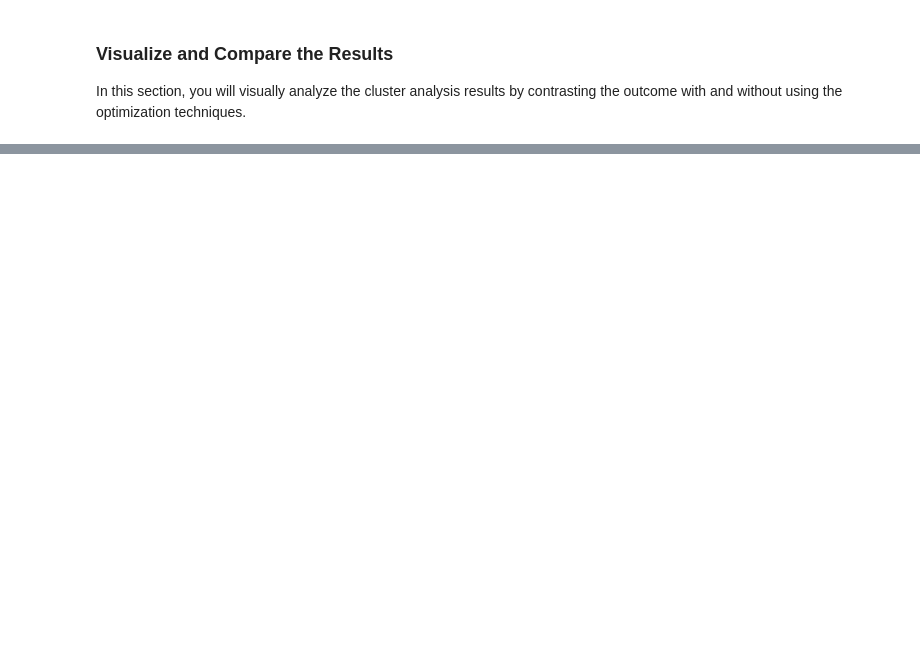
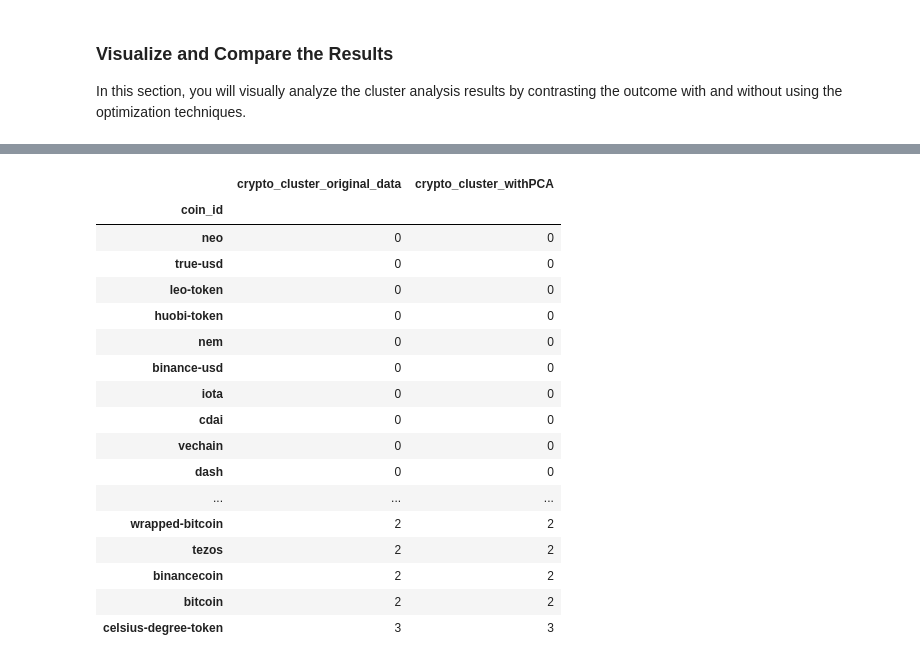
Before and after one commit to nazimben25/CryptoClustering, a Jupyter notebook: Crypto_Clustering_mywork.ipynb, the cells around one changed output, grey strips where cells are left out. Saved outputs shown, nothing was run; the diff lists cells and outputs as text; code cells hidden in the pictures; blank space fills up the shorter version.

```diff
--- a/Crypto_Clustering_mywork.ipynb
+++ b/Crypto_Clustering_mywork.ipynb
@@ -176,7 +177,7 @@ print(kmeans_predictions)
 crypto_predictions_df = market_data_scaled_df.copy()
 # %%
 # Add a new column to the copy of the scaled DataFrame with the predicted clusters
-crypto_predictions_df['crypto_cluster'] = kmeans_predictions
+crypto_predictions_df['crypto_cluster_original_data'] = kmeans_predictions
 
 # Display the copy of the scaled DataFrame
 crypto_predictions_df.head()
@@ -425,0 +433,29 @@ plots
+# %%
+# to have the detailled content of the clusters, we will merge the 2 dataframes (with original data and with PCA)
+# than we will compare the content of each cluster
+# no need to make further queries, the data is limited and allows us to conclude
+
+new_df = pd.merge(crypto_pca_new_df, crypto_predictions_df, on='coin_id')
+new_df = new_df[['crypto_cluster_original_data', 'crypto_cluster_withPCA']].sort_values(['crypto_cluster_withPCA'])
+
+# new_df.head(5)
+new_df
+# %% [output]
+|  | crypto_cluster_original_data | crypto_cluster_withPCA |
+| coin_id |  |  |
+| neo | 0 | 0 |
+| true-usd | 0 | 0 |
+| leo-token | 0 | 0 |
+| huobi-token | 0 | 0 |
+| nem | 0 | 0 |
+| binance-usd | 0 | 0 |
+| iota | 0 | 0 |
+| cdai | 0 | 0 |
+| vechain | 0 | 0 |
+| dash | 0 | 0 |
+| ... | ... | ... |
+| wrapped-bitcoin | 2 | 2 |
+| tezos | 2 | 2 |
+| binancecoin | 2 | 2 |
+| bitcoin | 2 | 2 |
+| celsius-degree-token | 3 | 3 |
```
Also changed, not shown: parts of 12 cells of this notebook.
